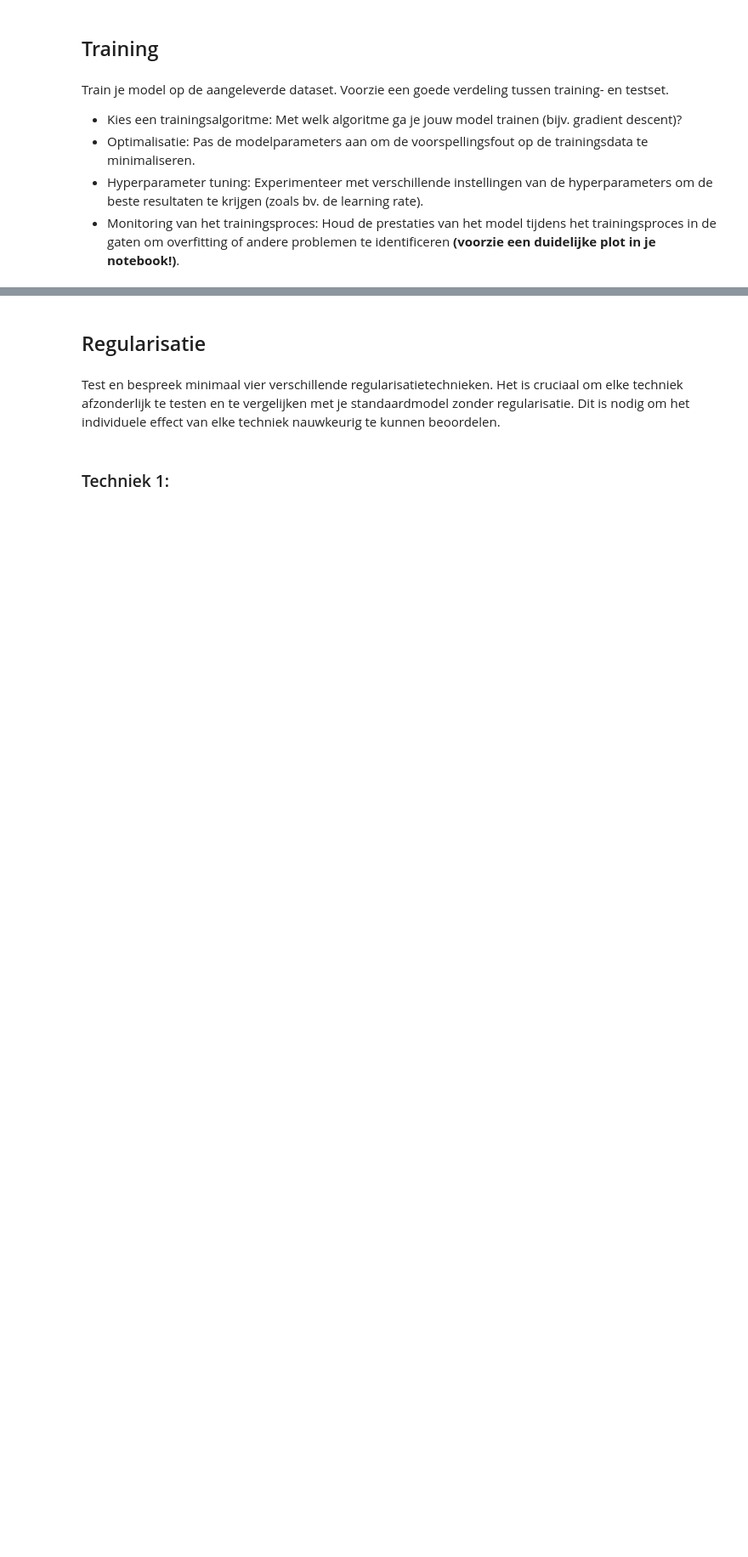
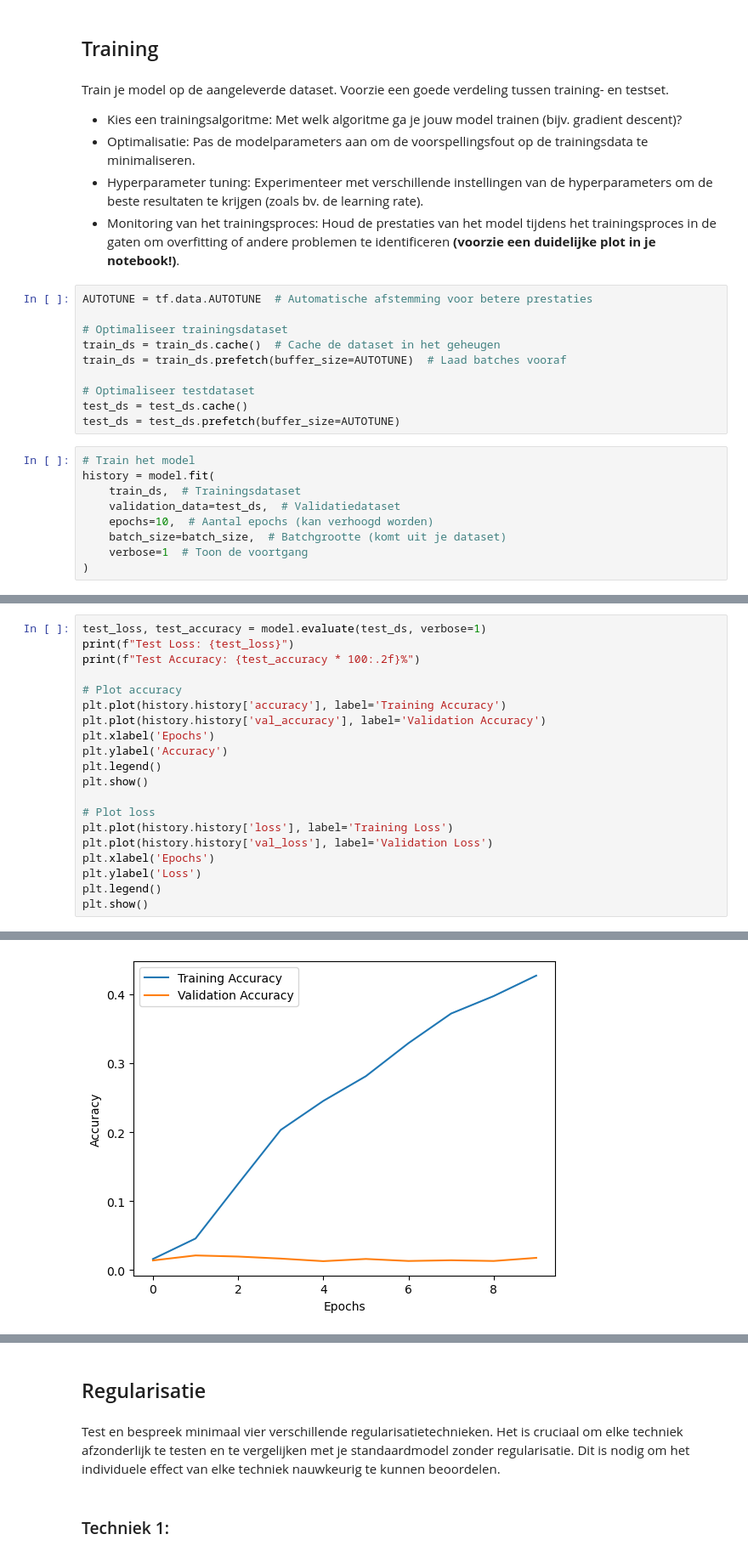
Before and after one commit to fredericVDK/AI2025, a Jupyter notebook: Week 2 CNN/Opdracht Computer Vision/AI_computer_vision.ipynb, the cells around one changed output, grey strips where cells are left out. Shown at 85% size. Saved outputs shown, nothing was run; the diff lists cells and outputs as text; blank space fills up the shorter version.

```diff
--- a/Week 2 CNN/Opdracht Computer Vision/AI_computer_vision.ipynb
+++ b/Week 2 CNN/Opdracht Computer Vision/AI_computer_vision.ipynb
@@ -84,3 +233,22 @@ Train je model op de aangeleverde dataset. Voorzie een goede verdeling tussen tr
 - Optimalisatie: Pas de modelparameters aan om de voorspellingsfout op de trainingsdata te minimaliseren.
 - Hyperparameter tuning: Experimenteer met verschillende instellingen van de hyperparameters om de beste resultaten te krijgen (zoals bv. de learning rate).
 - Monitoring van het trainingsproces: Houd de prestaties van het model tijdens het trainingsproces in de gaten om overfitting of andere problemen te identificeren **(voorzie een duidelijke plot in je notebook!)**.
+# %%
+AUTOTUNE = tf.data.AUTOTUNE  # Automatische afstemming voor betere prestaties
+
+# Optimaliseer trainingsdataset
+train_ds = train_ds.cache()  # Cache de dataset in het geheugen
+train_ds = train_ds.prefetch(buffer_size=AUTOTUNE)  # Laad batches vooraf
+
+# Optimaliseer testdataset
+test_ds = test_ds.cache()
+test_ds = test_ds.prefetch(buffer_size=AUTOTUNE)
+# %%
+# Train het model
+history = model.fit(
+    train_ds,  # Trainingsdataset
+    validation_data=test_ds,  # Validatiedataset
+    epochs=10,  # Aantal epochs (kan verhoogd worden)
+    batch_size=batch_size,  # Batchgrootte (komt uit je dataset)
+    verbose=1  # Toon de voortgang
+)
@@ -86,0 +276,21 @@ Train je model op de aangeleverde dataset. Voorzie een goede verdeling tussen tr
+# %%
+test_loss, test_accuracy = model.evaluate(test_ds, verbose=1)
+print(f"Test Loss: {test_loss}")
+print(f"Test Accuracy: {test_accuracy * 100:.2f}%")
+
+# Plot accuracy
+plt.plot(history.history['accuracy'], label='Training Accuracy')
+plt.plot(history.history['val_accuracy'], label='Validation Accuracy')
+plt.xlabel('Epochs')
+plt.ylabel('Accuracy')
+plt.legend()
+plt.show()
+
+# Plot loss
+plt.plot(history.history['loss'], label='Training Loss')
+plt.plot(history.history['val_loss'], label='Validation Loss')
+plt.xlabel('Epochs')
+plt.ylabel('Loss')
+plt.legend()
+plt.show()
+# %% [output]
@@ -86,0 +300 @@ Train je model op de aangeleverde dataset. Voorzie een goede verdeling tussen tr
+[figure, added]
```
Also changed, not shown: parts of 26 cells of this notebook, 1 other file.
